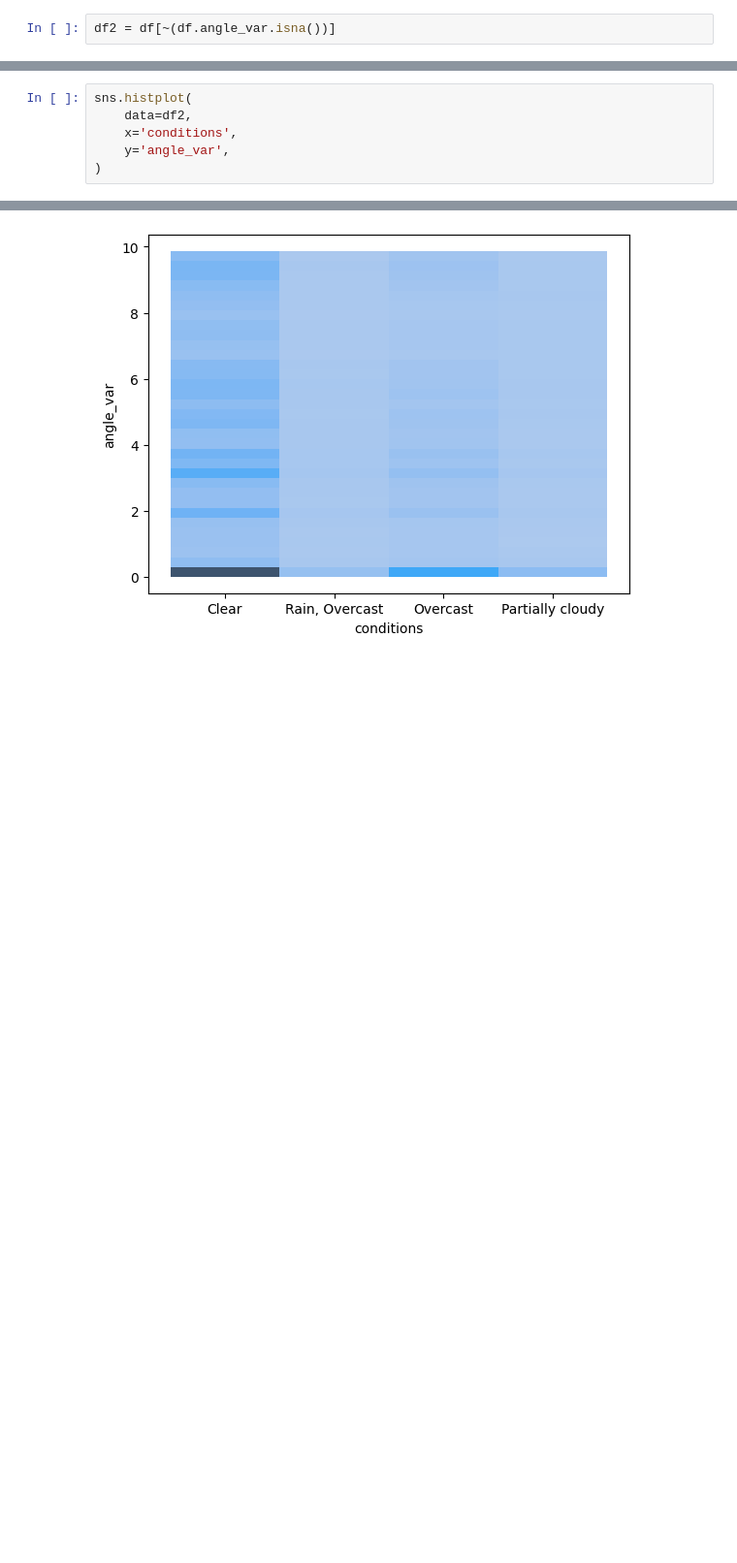
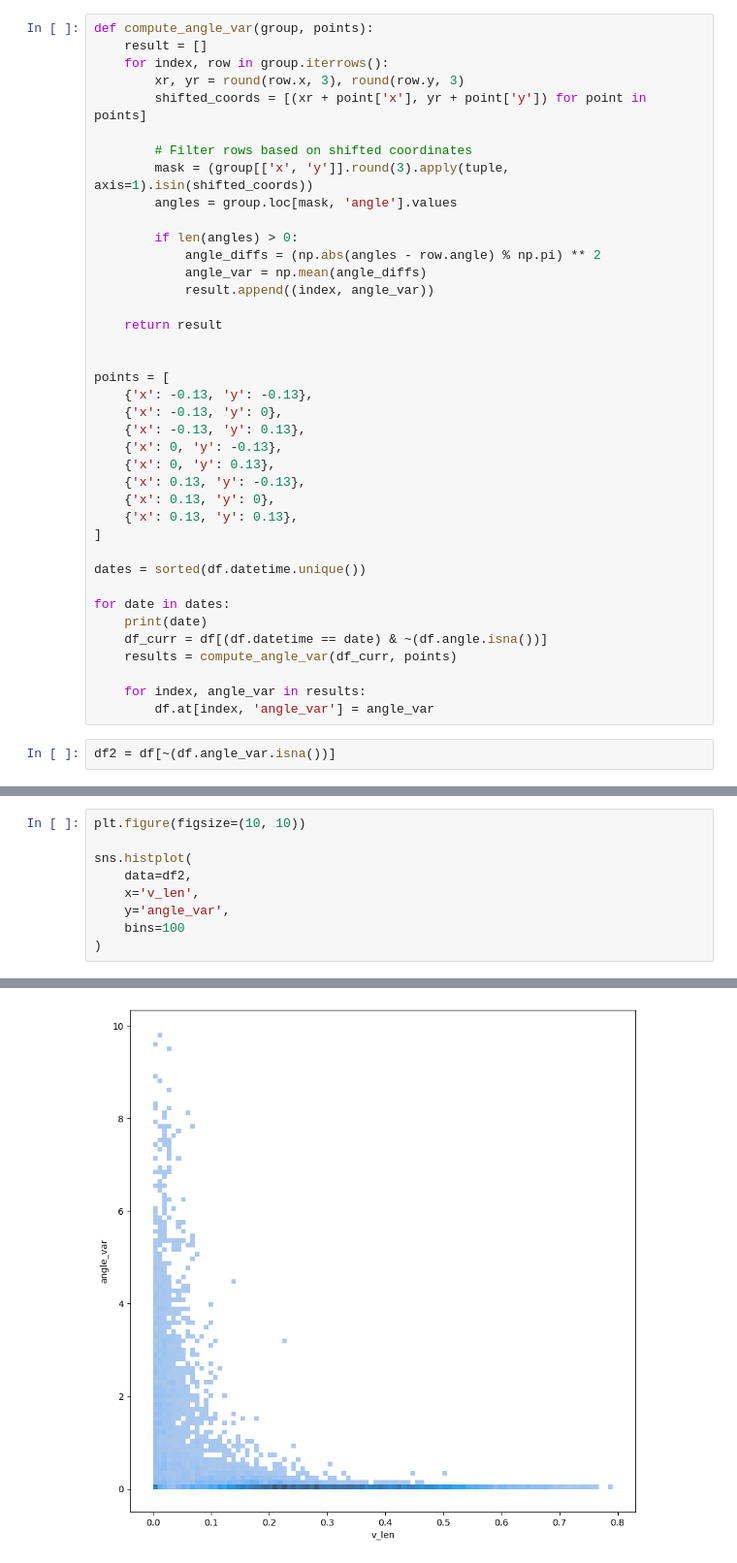
Before and after one commit to hfluke/PIV_UWRL, a Jupyter notebook: UWRL_analysis_anglevar.ipynb, the cells around one changed output, grey strips where cells are left out. Shown at 97% size. Cells and saved outputs as stored; diff of their text form; blank space fills up the shorter version.

Commit message:
attempting to optimize angle variance computation

```diff
--- a/UWRL_analysis_anglevar.ipynb
+++ b/UWRL_analysis_anglevar.ipynb
@@ -113,3 +162,42 @@ for i in range(10):
+# %%
+def compute_angle_var(group, points):
+    result = []
+    for index, row in group.iterrows():
+        xr, yr = round(row.x, 3), round(row.y, 3)
+        shifted_coords = [(xr + point['x'], yr + point['y']) for point in points]
+
+        # Filter rows based on shifted coordinates
+        mask = (group[['x', 'y']].round(3).apply(tuple, axis=1).isin(shifted_coords))
+        angles = group.loc[mask, 'angle'].values
+
+        if len(angles) > 0:
+            angle_diffs = (np.abs(angles - row.angle) % np.pi) ** 2
+            angle_var = np.mean(angle_diffs)
+            result.append((index, angle_var))
+
+    return result
+
+
+points = [
+    {'x': -0.13, 'y': -0.13},
+    {'x': -0.13, 'y': 0},
+    {'x': -0.13, 'y': 0.13},
+    {'x': 0, 'y': -0.13},
+    {'x': 0, 'y': 0.13},
+    {'x': 0.13, 'y': -0.13},
+    {'x': 0.13, 'y': 0},
+    {'x': 0.13, 'y': 0.13},
+]
+
+dates = sorted(df.datetime.unique())
+
+for date in dates:
+    print(date)
+    df_curr = df[(df.datetime == date) & ~(df.angle.isna())]
+    results = compute_angle_var(df_curr, points)
+
+    for index, angle_var in results:
+        df.at[index, 'angle_var'] = angle_var
 # %%
 df2 = df[~(df.angle_var.isna())]
 # %%
@@ -143,7 +231,10 @@ sns.histplot(
 # %%
+plt.figure(figsize=(10, 10))
+
 sns.histplot(
     data=df2,
-    x='conditions',
+    x='v_len',
     y='angle_var',
+    bins=100
 )
 # %% [output]
@@ -151 +242 @@ sns.histplot(
-[figure, old version]
+[figure, new version]
```
Also changed, not shown: parts of 10 cells of this notebook.
